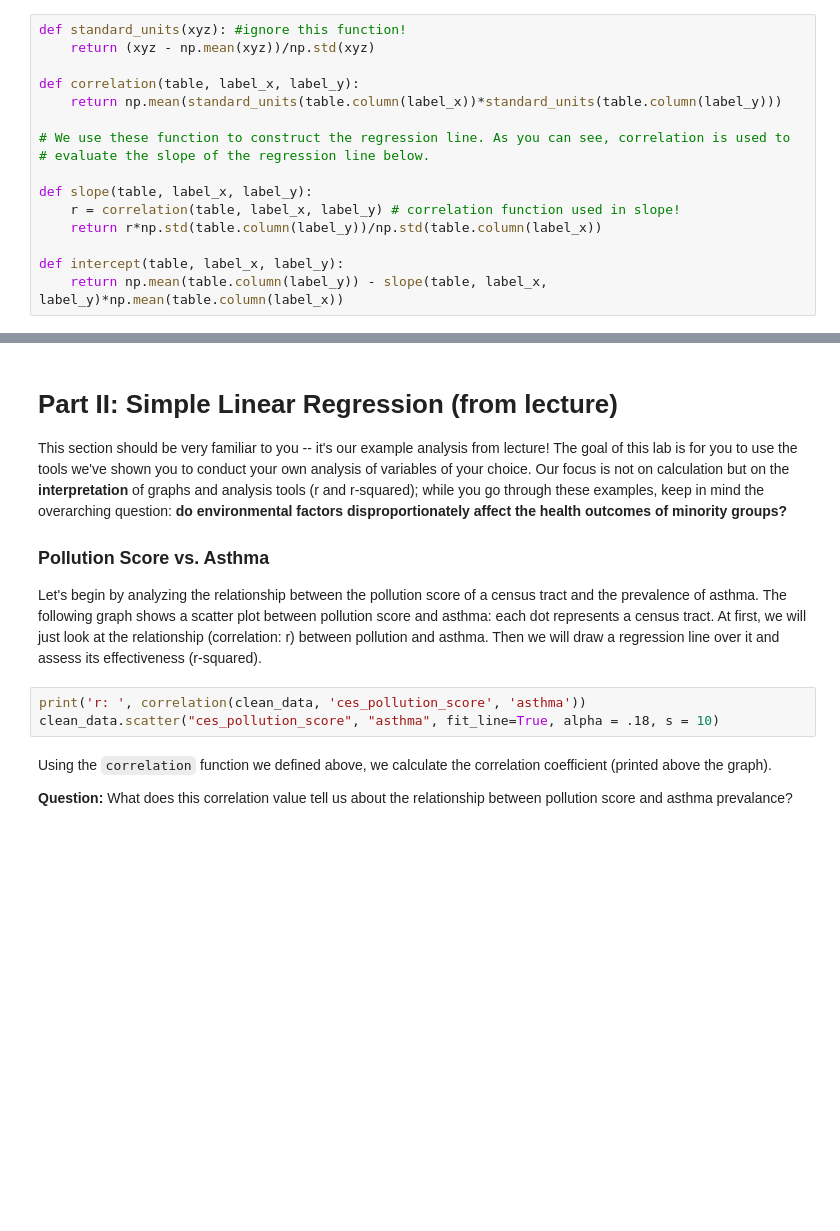
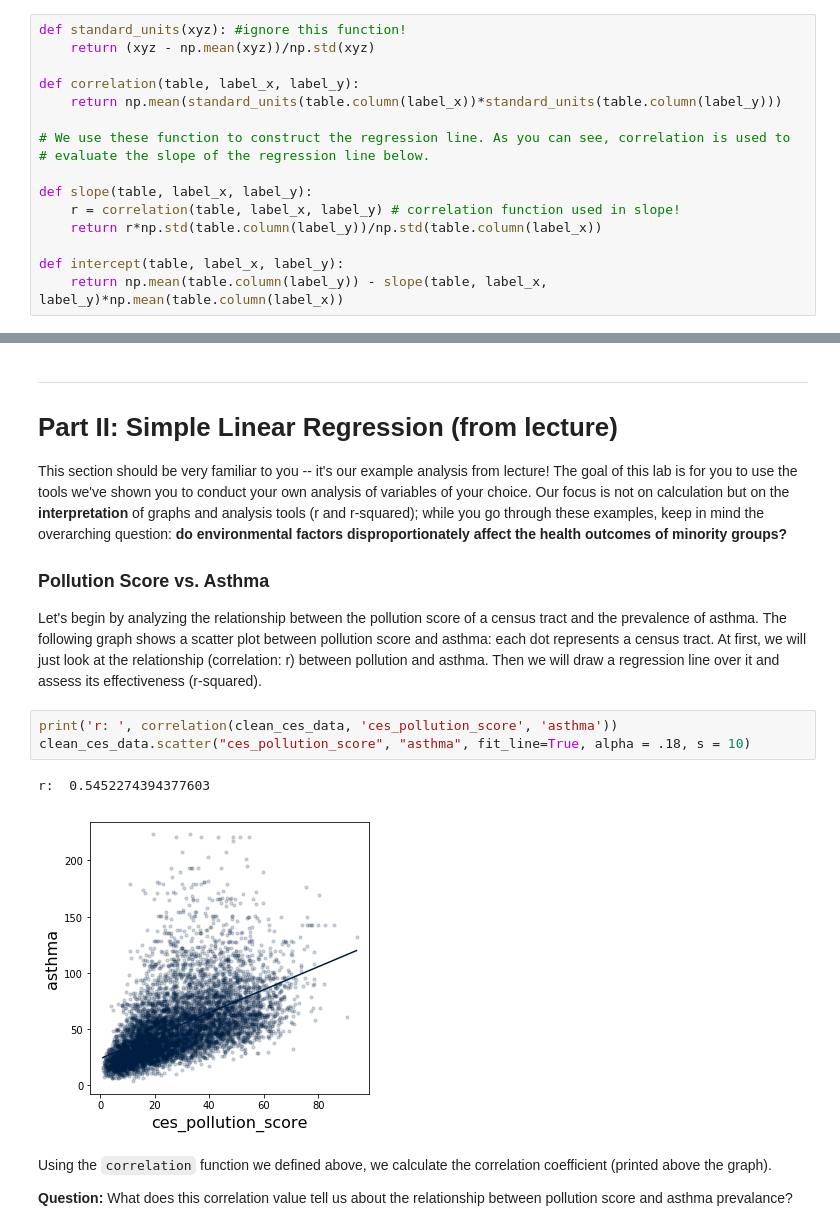
Before and after one commit to ds-modules/ESPM-163ac, a Jupyter notebook: Lab2/Lab2.ipynb, the cells around one changed output, grey strips where cells are left out. Cells and saved outputs as stored; diff of their text form; blank space fills up the shorter version.

```diff
--- a/Lab2/Lab2.ipynb
+++ b/Lab2/Lab2.ipynb
@@ -211,18 +260,23 @@ It's called **r-squared** because in simple linear regression, the **Coefficient
 
 For this lab, you are only responsible for **interpreting** the r-squared value.
 # %% [markdown]
-# Part II: Simple Linear Regression  (from lecture)<a id='section linreg'></a>
+---
+
+# Part II: Simple Linear Regression  (from lecture)<a id='section_linreg'></a>
 
 
 This section should be very familiar to you -- it's our example analysis from lecture! The goal of this lab is for you to use the tools we've shown you to conduct your own analysis of variables of your choice. Our focus is not on calculation but on the **interpretation** of graphs and analysis tools (r and r-squared); while you go through these examples, keep in mind the overarching question: **do environmental factors disproportionately affect the health outcomes of minority groups?**
 
 
-### Pollution Score vs. Asthma<a id='subsection 4'></a>
+### Pollution Score vs. Asthma<a id='subsection_4'></a>
 
 Let's begin by analyzing the relationship between the pollution score of a census tract and the prevalence of asthma. The following graph shows a scatter plot between pollution score and asthma: each dot represents a census tract. At first, we will just look at the relationship (correlation: r) between pollution and asthma. Then we will draw a regression line over it and assess its effectiveness (r-squared).
 # %%
-print('r: ', correlation(clean_data, 'ces_pollution_score', 'asthma'))
-clean_data.scatter("ces_pollution_score", "asthma", fit_line=True, alpha = .18, s = 10)
+print('r: ', correlation(clean_ces_data, 'ces_pollution_score', 'asthma'))
+clean_ces_data.scatter("ces_pollution_score", "asthma", fit_line=True, alpha = .18, s = 10)
+# %% [output]
+r:  0.5452274394377603
+[figure, added]
 # %% [markdown]
 Using the `correlation` function we defined above, we calculate the correlation coefficient (printed above the graph).
 
```
Also changed, not shown: parts of 48 cells of this notebook.
